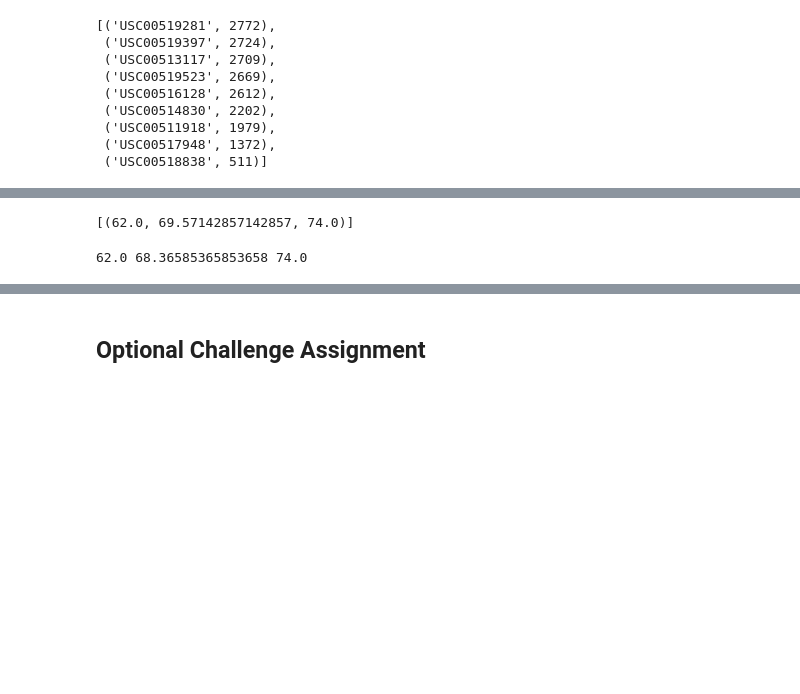
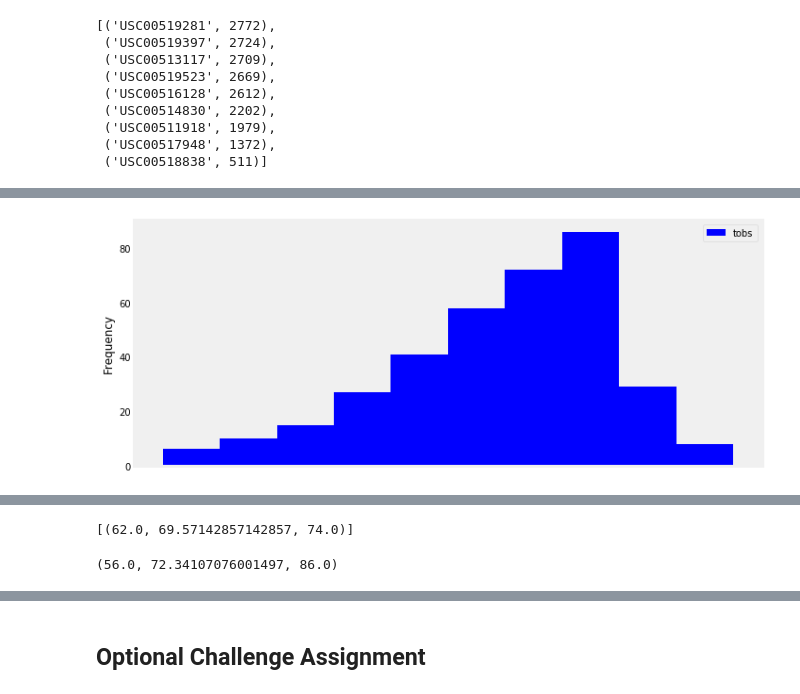
Before and after one commit to Congo-Kid/DataViz-Assignments, a Jupyter notebook: homework8_sqlAlchemy/climate_starter.ipynb, the cells around one changed output, grey strips where cells are left out. Cells and saved outputs as stored; diff of their text form; code cells hidden in the pictures; blank space fills up the shorter version.

```diff
--- a/homework8_sqlAlchemy/climate_starter.ipynb
+++ b/homework8_sqlAlchemy/climate_starter.ipynb
@@ -93,3 +156,5 @@ session.query(Measurement.date).order_by(Measurement.date.desc()).first()
 # %%
-# Choose the station with the highest number of temperature observations.
 # Query the last 12 months of temperature observation data for this station and plot the results as a histogram
+last_12_months = session.query(Measurement.date, Measurement.tobs).filter(Measurement.station == 'USC00519281').\
+    filter(Measurement.date >= '2016-08-23').filter(Measurement.date <= '2017-08-23').order_by(Measurement.date).all()
+last_12_months
@@ -95,0 +179,7 @@ session.query(Measurement.date).order_by(Measurement.date.desc()).first()
+# %%
+# Save the query results as a Pandas DataFrame and set the index to the date column
+tobs_df = pd.DataFrame(last_12_months, columns=['date', 'tobs'])
+
+# Sort the dataframe by date
+# prcd_df.set_index('date', inplace=True)
+tobs_df.head()
@@ -96,3 +193,15 @@ session.query(Measurement.date).order_by(Measurement.date.desc()).first()
+# %%
+# plot the results as a histogram
+precip_ax = tobs_df.plot('date','tobs', kind='hist', color="blue",figsize=(10,4), alpha=0.9999)
+precip_ax.get_xaxis().set_visible(False)
+plt.xticks(rotation=45)
+plt.xlabel("Date")
+plt.grid(which='major')
+plt.savefig("Images/tobs_histogram.png")
+plt.tight_layout()
+plt.show()
+# %% [output]
+[figure, added]
 # %% [markdown]
 ![precipitation](Images/station-histogram.png)
 # %%
@@ -119,8 +228,11 @@ print(calc_temps('2012-02-28', '2012-03-05'))
 # %%
 # Use your previous function `calc_temps` to calculate the tmin, tavg, and tmax
 # for your trip using the previous year's data for those same dates.
+temp_mam = calc_temps('2011-08-23', '2012-08-23')
+temp_info = temp_mam[0]
+temp_info
 # %% [output]
-62.0 68.36585365853658 74.0
+(56.0, 72.34107076001497, 86.0)
 # %%
 # Plot the results from your previous query as a bar chart.
 # Use "Trip Avg Temp" as your Title
```
Also changed, not shown: parts of 13 cells of this notebook, 3 other files.
